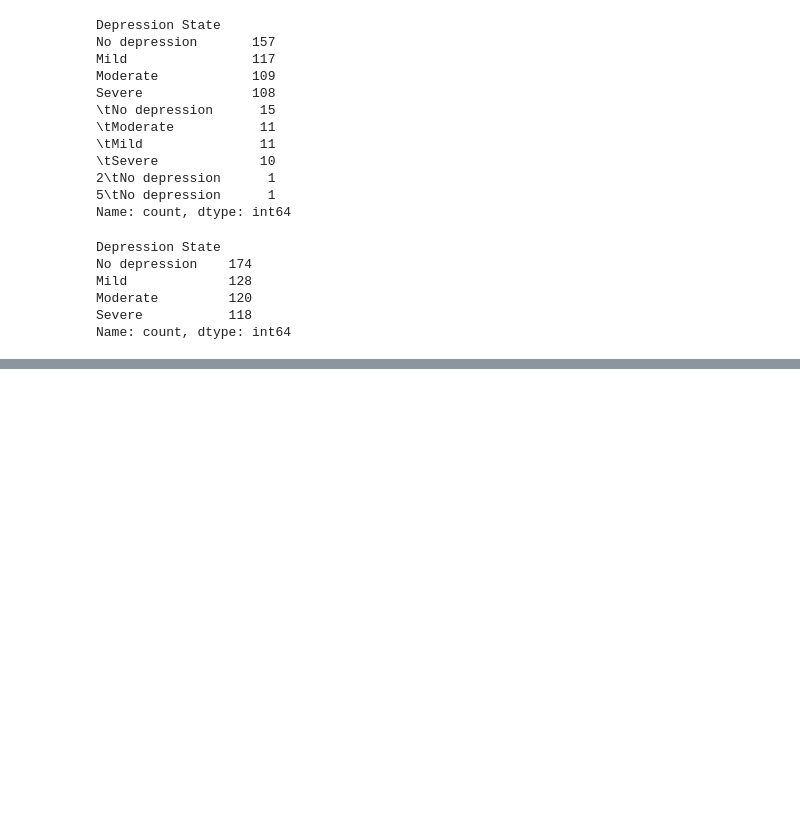
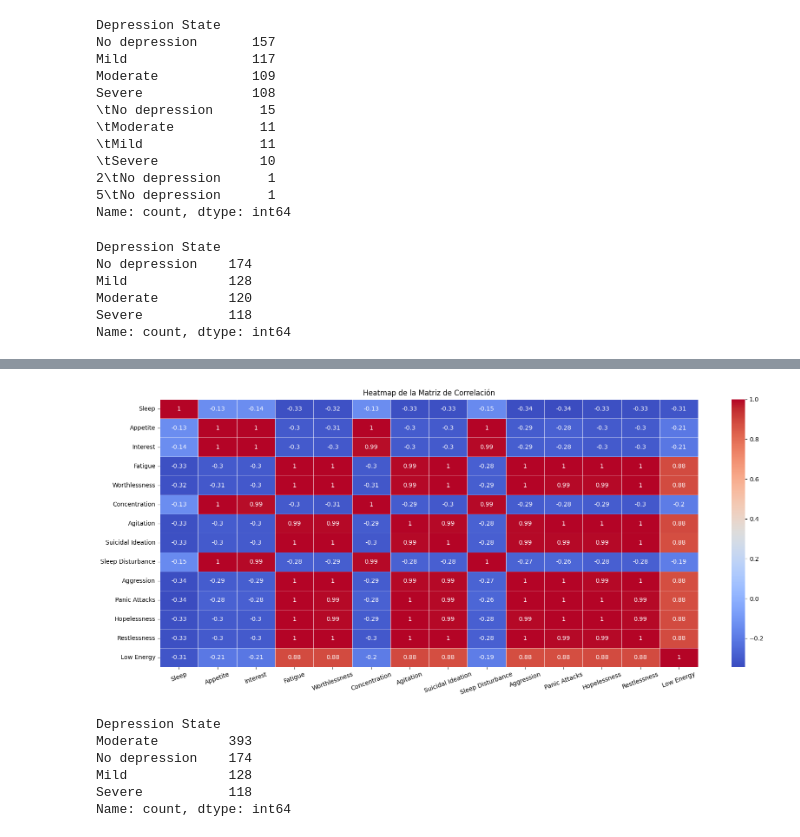
Before and after one commit to FrankRomeroT/H-bito, a Jupyter notebook: Dia 4/depresion.ipynb, the cells around one changed output, grey strips where cells are left out. Cells and saved outputs as stored; diff of their text form; code cells hidden in the pictures; blank space fills up the shorter version.

```diff
--- a/Dia 4/depresion.ipynb
+++ b/Dia 4/depresion.ipynb
@@ -89,3 +89,7 @@ Mild             128
 Moderate         120
 Severe           118
 Name: count, dtype: int64
+# %%
+depression_interpolate = df2['Depression State'].replace({'No depression':0, 'Mild':1 , 'Moderate': 2, 'Severe':3})
+depression_interpolate = depression_interpolate.interpolate()
+depression_interpolate.value_counts()
@@ -91,0 +103,4 @@ Name: count, dtype: int64
+# %%
+depression_interpolate = depression_interpolate.replace({0: 'No depression', 1: 'Mild', 2: 'Moderate', 3: 'Severe'})
+df2['Depression State'] = depression_interpolate
+df2['Depression State'].value_counts()
@@ -91,0 +191,33 @@ Name: count, dtype: int64
+# %%
+correlation = df2[[
+    'Sleep',
+    'Appetite',
+    'Interest',
+    'Fatigue',
+    'Worthlessness',
+    'Concentration',
+    'Agitation',
+    'Suicidal Ideation',
+    'Sleep Disturbance',
+    'Aggression',
+    'Panic Attacks',
+    'Hopelessness',
+    'Restlessness',
+    'Low Energy']].corr()
+
+plt.figure(figsize=(20,8))
+sns.heatmap(correlation, annot=True, cmap='coolwarm', linewidths=0.5)
+plt.xticks(rotation=20)
+plt.title('Heatmap de la Matriz de Correlación')
+plt.show()
+# %% [output]
+[figure, added]
+# %%
+df2['Depression State'].value_counts()
+# %% [output]
+Depression State
+Moderate         393
+No depression    174
+Mild             128
+Severe           118
+Name: count, dtype: int64
```
Also changed, not shown: parts of 8 cells of this notebook.
